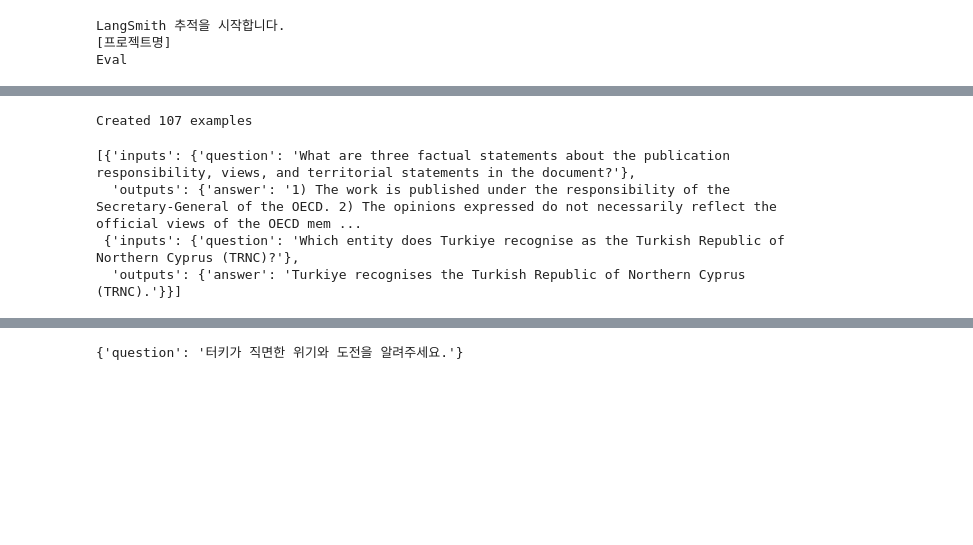
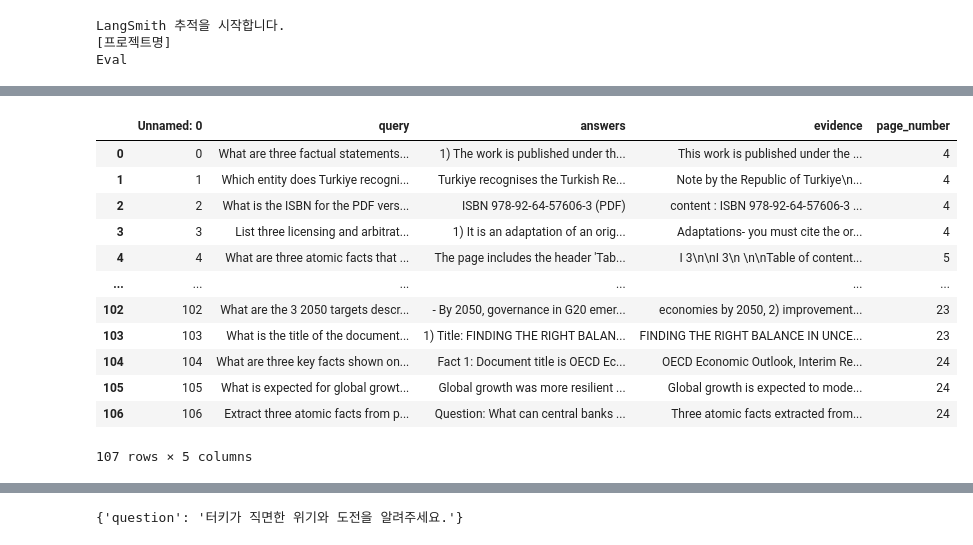
Before and after one commit to Jake-Song/RAG-end2end, a Jupyter notebook: eval.ipynb, the cells around one changed output, grey strips where cells are left out. Drawn from its saved outputs; the diff is of its cells as text; code cells hidden in the pictures; blank space fills up the shorter version.

```diff
--- a/eval.ipynb
+++ b/eval.ipynb
@@ -19,21 +36,17 @@ import pandas as pd
 # %%
 df = pd.read_csv("outputs/synthetic_out.csv")
 df
-
-# Convert DataFrame to examples scheme
-examples = [
-    {
-        "inputs": {"question": row["query"]},
-        "outputs": {"answer": row["answers"]},
-    }
-    for _, row in df.iterrows()
-]
-
-print(f"Created {len(examples)} examples")
-examples[:2]  # Show first 2 examples
 # %% [output]
+|  | Unnamed: 0 | query | answers | evidence | page_number |
+| 0 | 0 | What are three factual statements... | 1) The work is published under th... | This work is published under the ... | 4 |
+| 1 | 1 | Which entity does Turkiye recogni... | Turkiye recognises the Turkish Re... | Note by the Republic of Turkiye\n... | 4 |
+| 2 | 2 | What is the ISBN for the PDF vers... | ISBN 978-92-64-57606-3 (PDF) | content : ISBN 978-92-64-57606-3 ... | 4 |
+| 3 | 3 | List three licensing and arbitrat... | 1) It is an adaptation of an orig... | Adaptations- you must cite the or... | 4 |
+| 4 | 4 | What are three atomic facts that ... | The page includes the header 'Tab... | I 3\n\nI 3\n \n\nTable of content... | 5 |
+| ... | ... | ... | ... | ... | ... |
+| 102 | 102 | What are the 3 2050 targets descr... | - By 2050, governance in G20 emer... | economies by 2050, 2) improvement... | 23 |
+| 103 | 103 | What is the title of the document... | 1) Title: FINDING THE RIGHT BALAN... | FINDING THE RIGHT BALANCE IN UNCE... | 23 |
+| 104 | 104 | What are three key facts shown on... | Fact 1: Document title is OECD Ec... | OECD Economic Outlook, Interim Re... | 24 |
+| 105 | 105 | What is expected for global growt... | Global growth was more resilient ... | Global growth is expected to mode... | 24 |
+| 106 | 106 | Extract three atomic facts from p... | Question: What can central banks ... | Three atomic facts extracted from... | 24 |
-Created 107 examples
+107 rows × 5 columns
-[{'inputs': {'question': 'What are three factual statements about the publication responsibility, views, and territorial statements in the document?'},
-  'outputs': {'answer': '1) The work is published under the responsibility of the Secretary-General of the OECD. 2) The opinions expressed do not necessarily reflect the official views of the OECD mem ...
- {'inputs': {'question': 'Which entity does Turkiye recognise as the Turkish Republic of Northern Cyprus (TRNC)?'},
-  'outputs': {'answer': 'Turkiye recognises the Turkish Republic of Northern Cyprus (TRNC).'}}]
```
Also changed, not shown: parts of 15 cells of this notebook, 2 other files.
